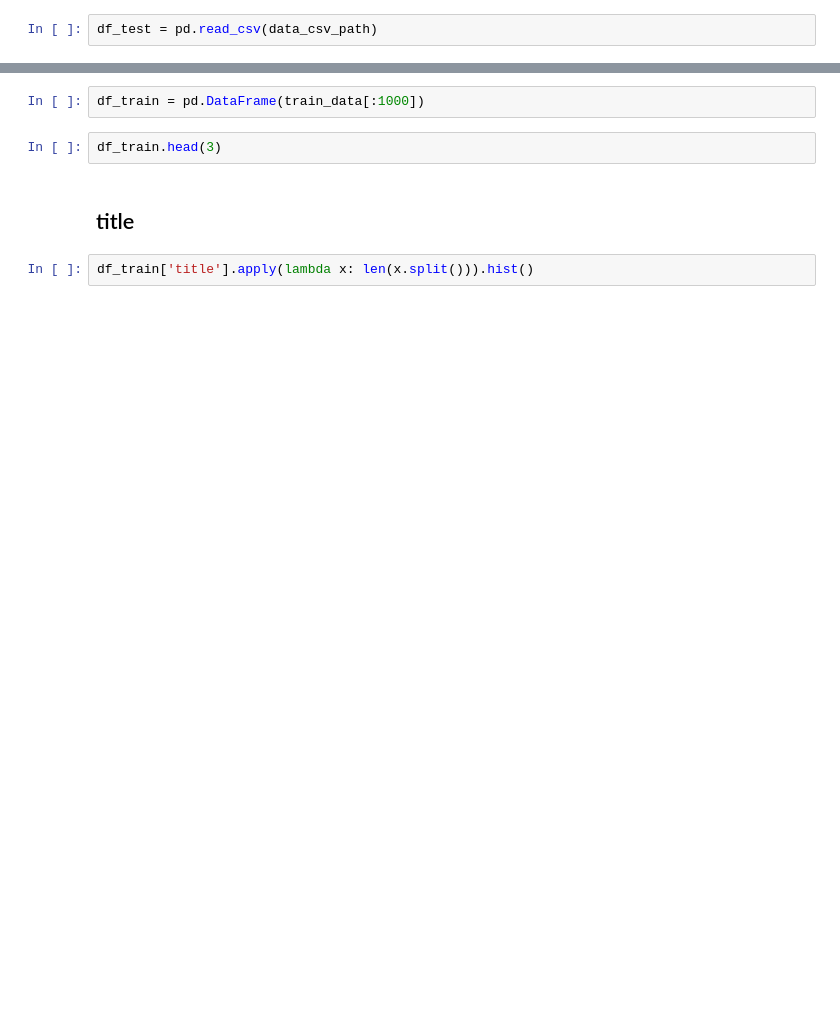
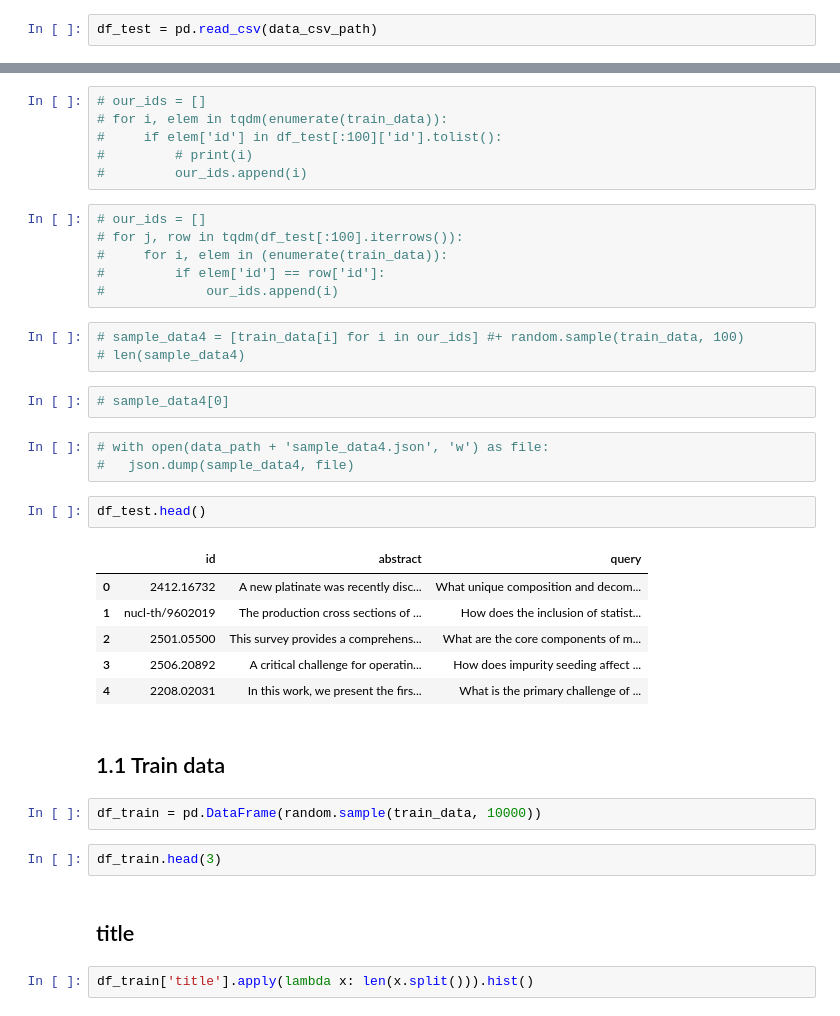
Before and after one commit to russele7/practicum_dle_sprint_7, a Jupyter notebook: sprint_7_project.ipynb, the cells around one changed output, grey strips where cells are left out. Drawn from its saved outputs; the diff is of its cells as text; blank space fills up the shorter version.

```diff
--- a/sprint_7_project.ipynb
+++ b/sprint_7_project.ipynb
@@ -66,5 +87,36 @@ df_test = pd.read_csv(data_csv_path)
+# %%
+# our_ids = []
+# for i, elem in tqdm(enumerate(train_data)):
+#     if elem['id'] in df_test[:100]['id'].tolist():
+#         # print(i)
+#         our_ids.append(i)
+# %%
+# our_ids = []
+# for j, row in tqdm(df_test[:100].iterrows()):
+#     for i, elem in (enumerate(train_data)):
+#         if elem['id'] == row['id']:
+#             our_ids.append(i)
+# %%
+# sample_data4 = [train_data[i] for i in our_ids] #+ random.sample(train_data, 100)
+# len(sample_data4)
+# %%
+# sample_data4[0]
+# %%
+# with open(data_path + 'sample_data4.json', 'w') as file:
+#   json.dump(sample_data4, file)
+# %%
+df_test.head()
+# %% [output]
+|  | id | abstract | query |
+| 0 | 2412.16732 | A new platinate was recently disc... | What unique composition and decom... |
+| 1 | nucl-th/9602019 | The production cross sections of ... | How does the inclusion of statist... |
+| 2 | 2501.05500 | This survey provides a comprehens... | What are the core components of m... |
+| 3 | 2506.20892 | A critical challenge for operatin... | How does impurity seeding affect ... |
+| 4 | 2208.02031 | In this work, we present the firs... | What is the primary challenge of ... |
+# %% [markdown]
+## 1.1 Train data
 # %%
-df_train = pd.DataFrame(train_data[:1000])
+df_train = pd.DataFrame(random.sample(train_data, 10000))
 # %%
 df_train.head(3)
 # %% [markdown]
```
Also changed, not shown: parts of 45 cells of this notebook.
